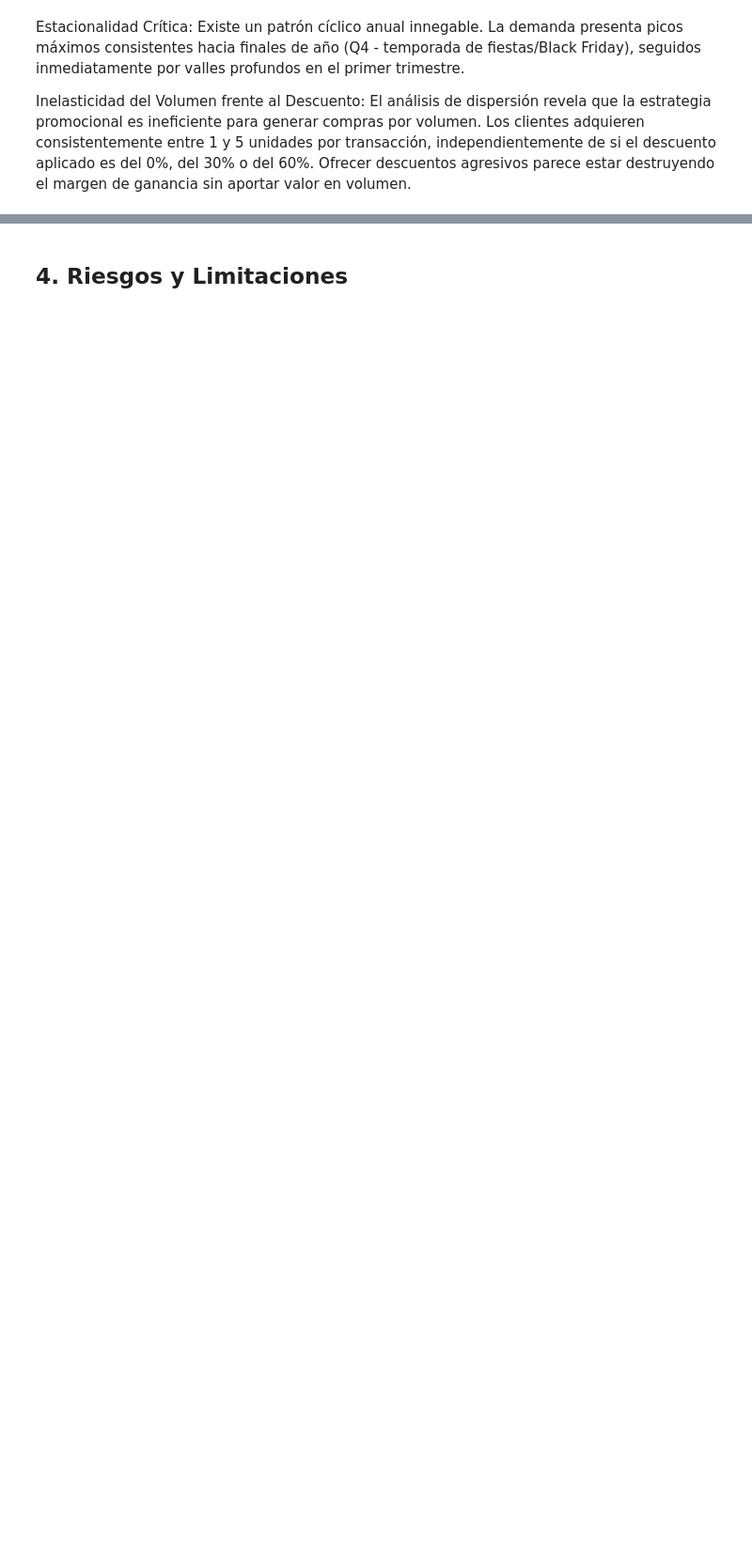
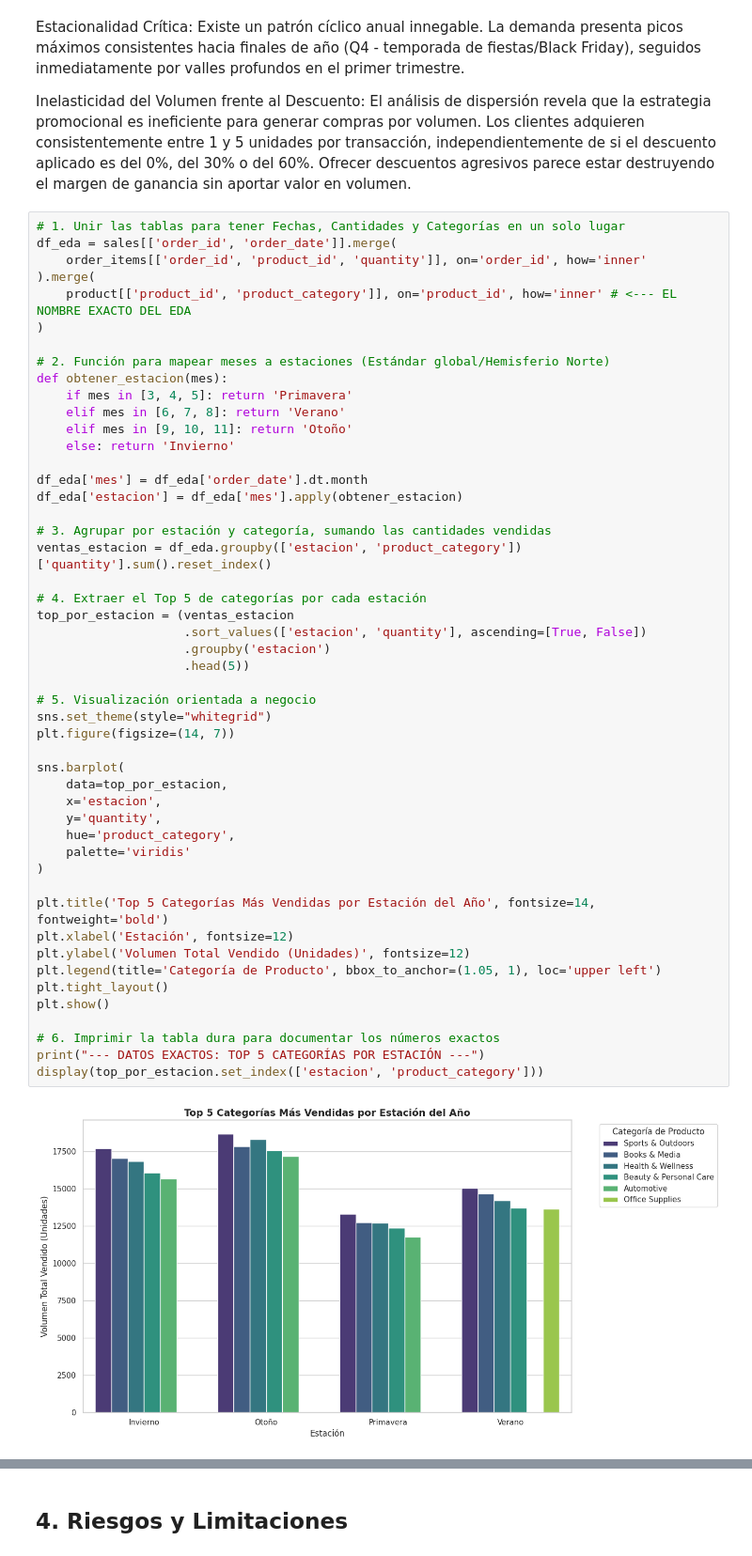
Before and after one commit to SaraHenaoB/Final-Proyect, a Jupyter notebook: notebooks/02_eda_profundo.ipynb, the cells around one changed output, grey strips where cells are left out. Shown at 94% size. Drawn from its saved outputs; the diff is of its cells as text; blank space fills up the shorter version.

```diff
--- a/notebooks/02_eda_profundo.ipynb
+++ b/notebooks/02_eda_profundo.ipynb
@@ -164,3 +246,54 @@ plt.show()
 Estacionalidad Crítica: Existe un patrón cíclico anual innegable. La demanda presenta picos máximos consistentes hacia finales de año (Q4 - temporada de fiestas/Black Friday), seguidos inmediatamente por valles profundos en el primer trimestre.
 
 Inelasticidad del Volumen frente al Descuento: El análisis de dispersión revela que la estrategia promocional es ineficiente para generar compras por volumen. Los clientes adquieren consistentemente entre 1 y 5 unidades por transacción, independientemente de si el descuento aplicado es del 0%, del 30% o del 60%. Ofrecer descuentos agresivos parece estar destruyendo el margen de ganancia sin aportar valor en volumen.
+# %%
+# 1. Unir las tablas para tener Fechas, Cantidades y Categorías en un solo lugar
+df_eda = sales[['order_id', 'order_date']].merge(
+    order_items[['order_id', 'product_id', 'quantity']], on='order_id', how='inner'
+).merge(
+    product[['product_id', 'product_category']], on='product_id', how='inner' # <--- EL NOMBRE EXACTO DEL EDA
+)
+
+# 2. Función para mapear meses a estaciones (Estándar global/Hemisferio Norte)
+def obtener_estacion(mes):
+    if mes in [3, 4, 5]: return 'Primavera'
+    elif mes in [6, 7, 8]: return 'Verano'
+    elif mes in [9, 10, 11]: return 'Otoño'
+    else: return 'Invierno'
+
+df_eda['mes'] = df_eda['order_date'].dt.month
+df_eda['estacion'] = df_eda['mes'].apply(obtener_estacion)
+
+# 3. Agrupar por estación y categoría, sumando las cantidades vendidas
+ventas_estacion = df_eda.groupby(['estacion', 'product_category'])['quantity'].sum().reset_index()
+
+# 4. Extraer el Top 5 de categorías por cada estación
+top_por_estacion = (ventas_estacion
+                    .sort_values(['estacion', 'quantity'], ascending=[True, False])
+                    .groupby('estacion')
+                    .head(5))
+
+# 5. Visualización orientada a negocio
+sns.set_theme(style="whitegrid")
+plt.figure(figsize=(14, 7))
+
+sns.barplot(
+    data=top_por_estacion,
+    x='estacion',
+    y='quantity',
+    hue='product_category',
+    palette='viridis'
+)
+
+plt.title('Top 5 Categorías Más Vendidas por Estación del Año', fontsize=14, fontweight='bold')
+plt.xlabel('Estación', fontsize=12)
+plt.ylabel('Volumen Total Vendido (Unidades)', fontsize=12)
+plt.legend(title='Categoría de Producto', bbox_to_anchor=(1.05, 1), loc='upper left')
+plt.tight_layout()
+plt.show()
+
+# 6. Imprimir la tabla dura para documentar los números exactos
+print("--- DATOS EXACTOS: TOP 5 CATEGORÍAS POR ESTACIÓN ---")
+display(top_por_estacion.set_index(['estacion', 'product_category']))
+# %% [output]
+[figure, added]
```
Also changed, not shown: parts of 15 cells of this notebook, 24 other files.
